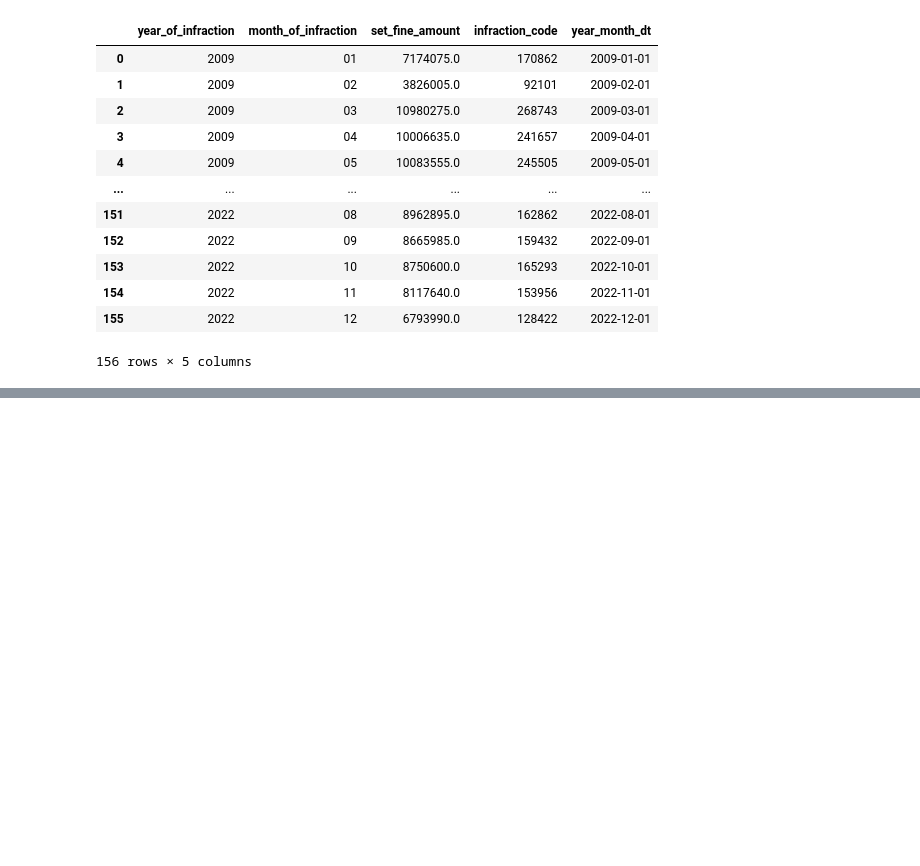
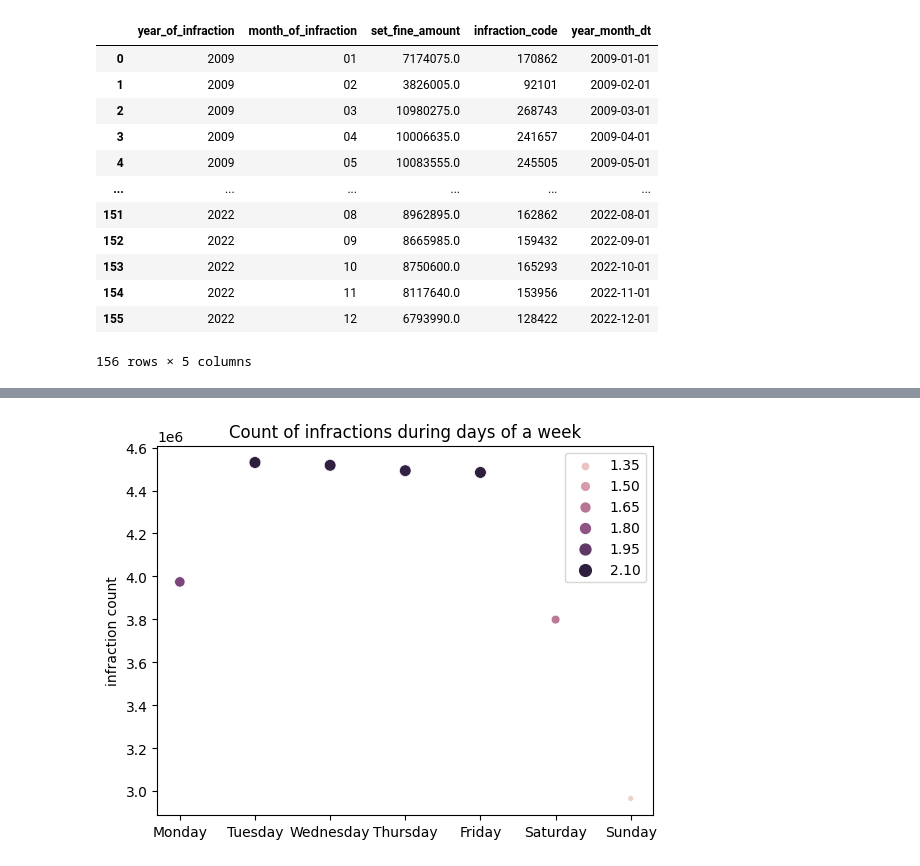
Before and after one commit to sariaslaso/parking_toronto, a Jupyter notebook: data_processing.ipynb, the cells around one changed output, grey strips where cells are left out. Cells and saved outputs as stored; diff of their text form; code cells hidden in the pictures; blank space fills up the shorter version.

```diff
--- a/data_processing.ipynb
+++ b/data_processing.ipynb
@@ -539,0 +546,7 @@ plt.show()
+# %%
+# infractions/revenue for days in a week over all the years
+
+dayofweek_revenue = parking_df.groupby("day_name_infraction").agg({"set_fine_amount": "sum", "infraction_code": "count"}).reset_index()
+dayofweek_revenue["day_number"] = [4, 0, 5, 6, 3, 1, 2]
+dayofweek_revenue = dayofweek_revenue.sort_values(by = ["day_number"])
+dayofweek_revenue
@@ -539,0 +562,11 @@ plt.show()
+# %%
+sns.scatterplot(data = dayofweek_revenue, x = "day_name_infraction", y = "infraction_code",
+                hue = "set_fine_amount", size = "set_fine_amount")
+
+plt.ylabel("infraction count")
+plt.xlabel("")
+plt.title("Count of infractions during days of a week")
+plt.legend(loc = "best")
+plt.show()
+# %% [output]
+[figure, added]
```
Also changed, not shown: parts of 7 cells of this notebook.
